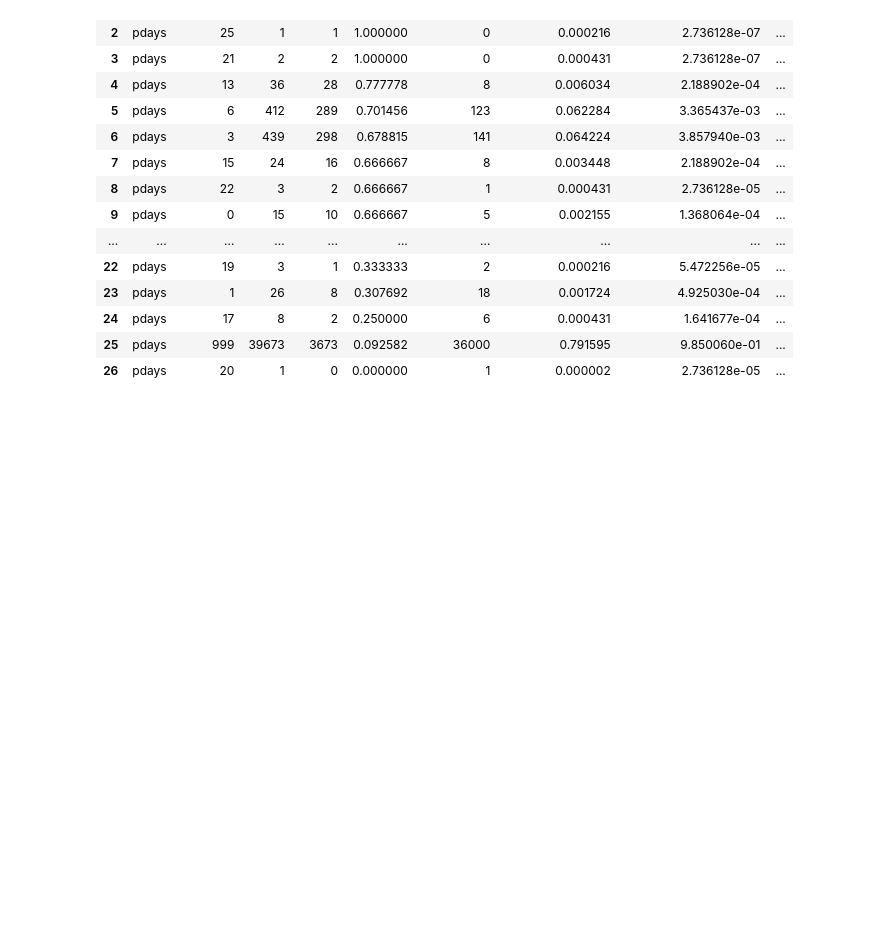
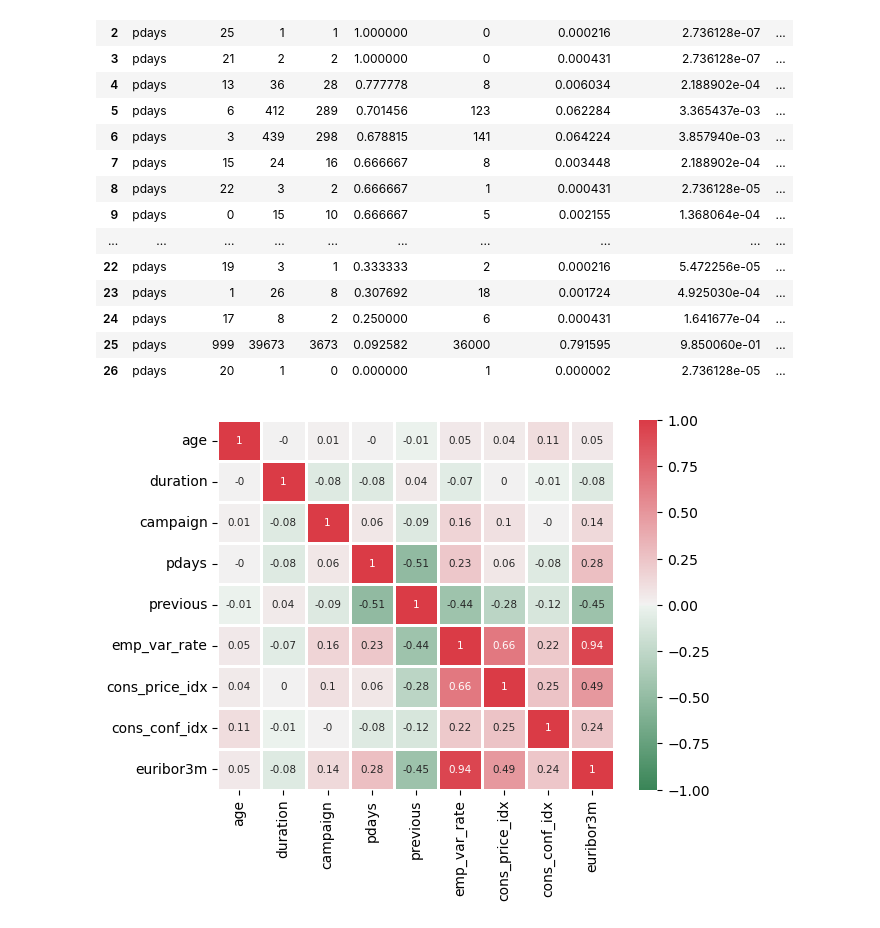
Before and after one commit to kriss024/Python, a Jupyter notebook: Scoring Tools Example.ipynb, the cells around one changed output. Cells and saved outputs as stored; diff of their text form; code cells hidden in the pictures; blank space fills up the shorter version.

```diff
--- a/Scoring Tools Example.ipynb
+++ b/Scoring Tools Example.ipynb
@@ -83,3 +83,12 @@ display(df_woe)
 | 24 | pdays | 17 | 8 | 2 | 0.250000 | 6 | 0.000431 | 1.641677e-04 | ... |
 | 25 | pdays | 999 | 39673 | 3673 | 0.092582 | 36000 | 0.791595 | 9.850060e-01 | ... |
 | 26 | pdays | 20 | 1 | 0 | 0.000000 | 1 | 0.000002 | 2.736128e-05 | ... |
+# %%
+from Scoring_tools import correlation_matrix_plot, vcramer_corr_matrix_plot
+
+numeric_cols = data.drop([target, 'default', 'nr_employed'], axis=1).select_dtypes(include='number').columns.tolist()
+string_cols = data.drop([target, 'default', 'nr_employed'], axis=1).select_dtypes(include='object').columns.tolist()
+# %%
+correlation_matrix_plot(data, numeric_cols)
+# %% [output]
+[figure, added]
```
Also changed, not shown: parts of 1 cell of this notebook.
